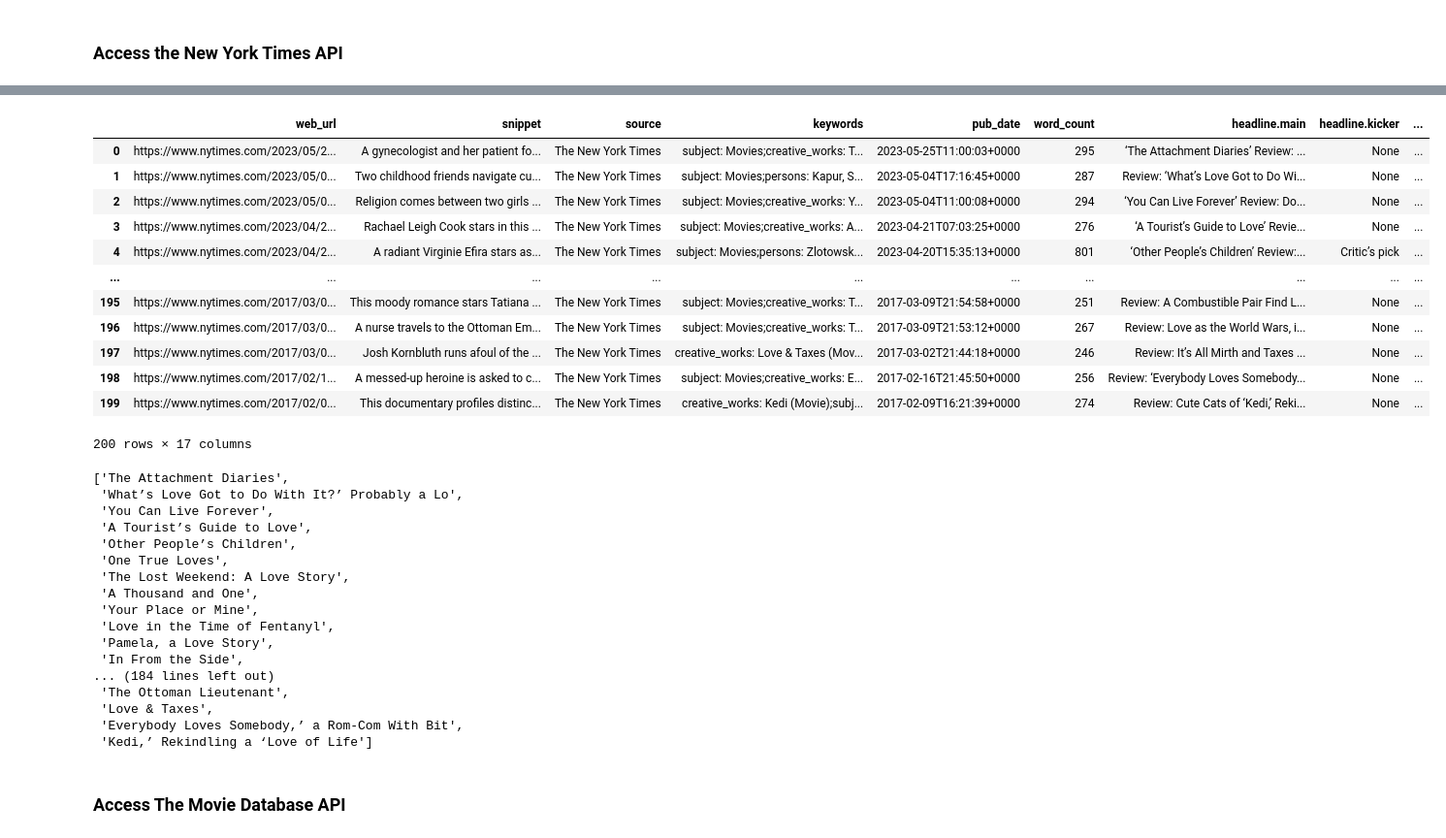
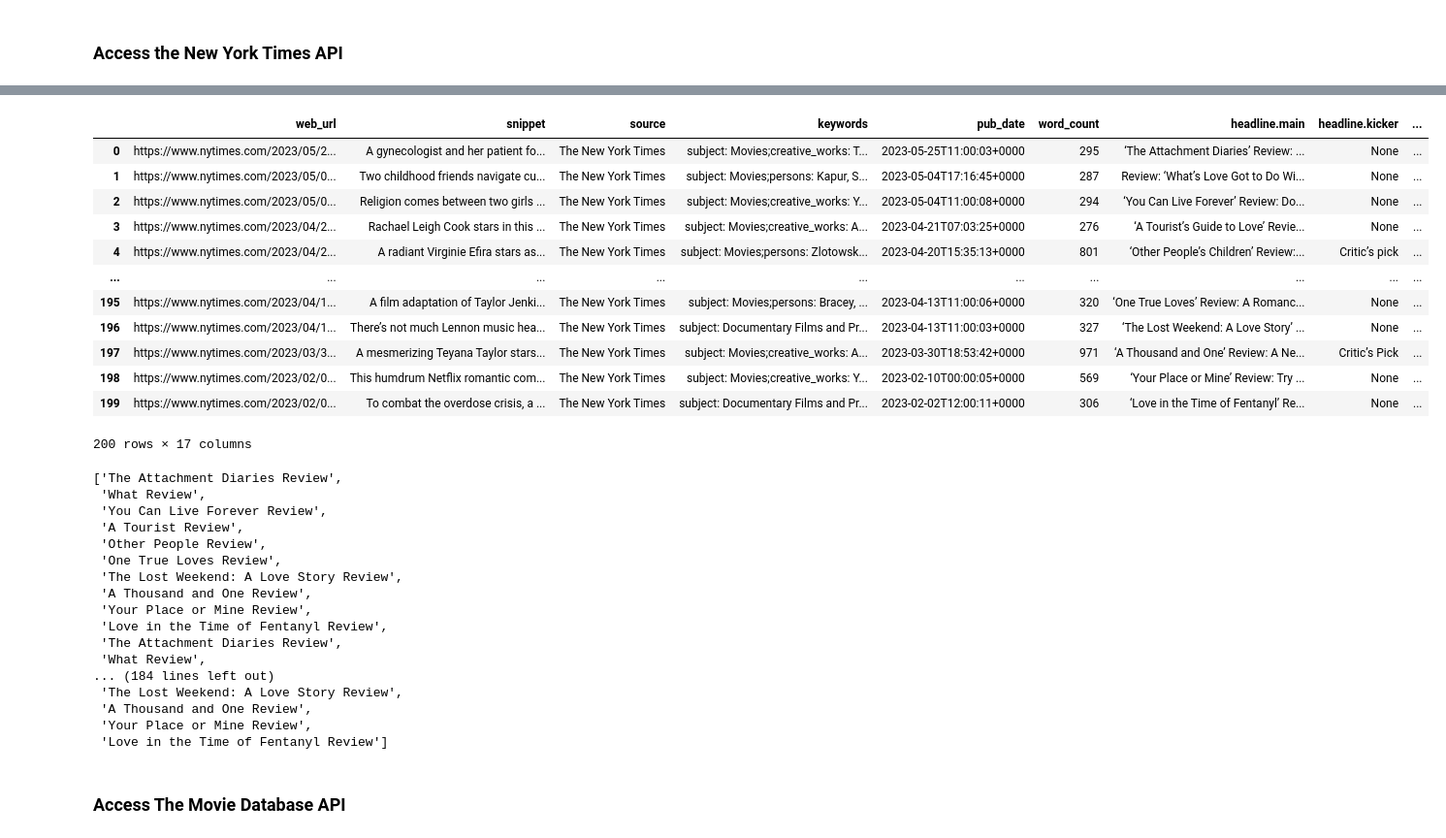
Before and after one commit to brownte/data-sourcing-challenge, a Jupyter notebook: retrieve_movie_data.ipynb, the cells around one changed output, grey strips where cells are left out. Shown at 97% size. Cells and saved outputs as stored; diff of their text form; code cells hidden in the pictures.

```diff
--- a/retrieve_movie_data.ipynb
+++ b/retrieve_movie_data.ipynb
@@ -122,6 +124,6 @@ for review in reviews_list[:5]:
 # %%
 # Convert reviews_list to a Pandas DataFrame using json_normalize()
-reviews_df = pd.json_normalize(reviews["response"]["docs"])
+reviews_df = pd.json_normalize(reviews_list)
 reviews_df
 # %% [output]
 |  | web_url | snippet | source | keywords | pub_date | word_count | headline.main | headline.kicker | ... |
@@ -138,7 +142,27 @@ reviews_df
 # %%
+import re
 # Extract the title from the "headline.main" column and
 # save it to a new column "title"
 # Title is between unicode characters \u2018 and \u2019.
 # End string should include " Review" to avoid cutting title early
+def extract_title(headline):
+    review_length = len(" Review")
+    # Extract text between the unicode characters
+    match = re.search(r'\u2018(.*?)\u2019', headline)
+    if match:
+        title = match.group(1)
+    else:
+        # Extract text after 'Review: '
+        review_start = headline.find('Review: ') + len('Review: ')
+        title = headline[review_start:]
+
+    # Ensure the title has enough characters to accommodate " Review"
+    if len(title) < review_length:
+        title = headline
+
+    return title.strip()
+
+reviews_df["title"] = reviews_df["headline.main"].apply(extract_title)
+reviews_df
 # %% [output]
 |  | web_url | snippet | source | keywords | pub_date | word_count | headline.main | headline.kicker | ... |
@@ -157,50 +181,57 @@ reviews_df
 # %%
 # Extract 'name' and 'value' from items in "keywords" column
 def extract_keywords(keyword_list):
+    if isinstance(keyword_list, str):
+        return keyword_list
+
     extracted_keywords = ""
     for item in keyword_list:
         # Extract 'name' and 'value'
         keyword = f"{item['name']}: {item['value']};"
         # Append the keyword item to the extracted_keywords list
         extracted_keywords += keyword
     return extracted_keywords
 
 # Fix the "keywords" column by converting cells from a list to a string
+reviews_df["keywords"] = reviews_df["keywords"].apply(extract_keywords)
+reviews_df
 # %% [output]
 |  | web_url | snippet | source | keywords | pub_date | word_count | headline.main | headline.kicker | ... |
 | 0 | https://www.nytimes.com/2023/05/2... | A gynecologist and her patient fo... | The New York Times | subject: Movies;creative_works: T... | 2023-05-25T11:00:03+0000 | 295 | ‘The Attachment Diaries’ Review: ... | None | ... |
 | 1 | https://www.nytimes.com/2023/05/0... | Two childhood friends navigate cu... | The New York Times | subject: Movies;persons: Kapur, S... | 2023-05-04T17:16:45+0000 | 287 | Review: ‘What’s Love Got to Do Wi... | None | ... |
 | 2 | https://www.nytimes.com/2023/05/0... | Religion comes between two girls ... | The New York Times | subject: Movies;creative_works: Y... | 2023-05-04T11:00:08+0000 | 294 | ‘You Can Live Forever’ Review: Do... | None | ... |
 | 3 | https://www.nytimes.com/2023/04/2... | Rachael Leigh Cook stars in this ... | The New York Times | subject: Movies;creative_works: A... | 2023-04-21T07:03:25+0000 | 276 | ‘A Tourist’s Guide to Love’ Revie... | None | ... |
 | 4 | https://www.nytimes.com/2023/04/2... | A radiant Virginie Efira stars as... | The New York Times | subject: Movies;persons: Zlotowsk... | 2023-04-20T15:35:13+0000 | 801 | ‘Other People’s Children’ Review:... | Critic’s pick | ... |
 | ... | ... | ... | ... | ... | ... | ... | ... | ... | ... |
-| 195 | https://www.nytimes.com/2017/03/0... | This moody romance stars Tatiana ... | The New York Times | subject: Movies;creative_works: T... | 2017-03-09T21:54:58+0000 | 251 | Review: A Combustible Pair Find L... | None | ... |
-| 196 | https://www.nytimes.com/2017/03/0... | A nurse travels to the Ottoman Em... | The New York Times | subject: Movies;creative_works: T... | 2017-03-09T21:53:12+0000 | 267 | Review: Love as the World Wars, i... | None | ... |
-| 197 | https://www.nytimes.com/2017/03/0... | Josh Kornbluth runs afoul of the ... | The New York Times | creative_works: Love & Taxes (Mov... | 2017-03-02T21:44:18+0000 | 246 | Review: It’s All Mirth and Taxes ... | None | ... |
-| 198 | https://www.nytimes.com/2017/02/1... | A messed-up heroine is asked to c... | The New York Times | subject: Movies;creative_works: E... | 2017-02-16T21:45:50+0000 | 256 | Review: ‘Everybody Loves Somebody... | None | ... |
-| 199 | https://www.nytimes.com/2017/02/0... | This documentary profiles distinc... | The New York Times | creative_works: Kedi (Movie);subj... | 2017-02-09T16:21:39+0000 | 274 | Review: Cute Cats of ‘Kedi,’ Reki... | None | ... |
+| 195 | https://www.nytimes.com/2023/04/1... | A film adaptation of Taylor Jenki... | The New York Times | subject: Movies;persons: Bracey, ... | 2023-04-13T11:00:06+0000 | 320 | ‘One True Loves’ Review: A Romanc... | None | ... |
+| 196 | https://www.nytimes.com/2023/04/1... | There’s not much Lennon music hea... | The New York Times | subject: Documentary Films and Pr... | 2023-04-13T11:00:03+0000 | 327 | ‘The Lost Weekend: A Love Story’ ... | None | ... |
+| 197 | https://www.nytimes.com/2023/03/3... | A mesmerizing Teyana Taylor stars... | The New York Times | subject: Movies;creative_works: A... | 2023-03-30T18:53:42+0000 | 971 | ‘A Thousand and One’ Review: A Ne... | Critic’s Pick | ... |
+| 198 | https://www.nytimes.com/2023/02/0... | This humdrum Netflix romantic com... | The New York Times | subject: Movies;creative_works: Y... | 2023-02-10T00:00:05+0000 | 569 | ‘Your Place or Mine’ Review: Try ... | None | ... |
+| 199 | https://www.nytimes.com/2023/02/0... | To combat the overdose crisis, a ... | The New York Times | subject: Documentary Films and Pr... | 2023-02-02T12:00:11+0000 | 306 | ‘Love in the Time of Fentanyl’ Re... | None | ... |
 200 rows × 17 columns
 # %%
 # Create a list from the "title" column using to_list()
 # These titles will be used in the query for The Movie Database
+title_list = reviews_df["title"].to_list()
+title_list
 # %% [output]
-['The Attachment Diaries',
- 'What’s Love Got to Do With It?’ Probably a Lo',
- 'You Can Live Forever',
- 'A Tourist’s Guide to Love',
- 'Other People’s Children',
- 'One True Loves',
- 'The Lost Weekend: A Love Story',
- 'A Thousand and One',
- 'Your Place or Mine',
- 'Love in the Time of Fentanyl',
- 'Pamela, a Love Story',
- 'In From the Side',
+['The Attachment Diaries Review',
+ 'What Review',
+ 'You Can Live Forever Review',
+ 'A Tourist Review',
+ 'Other People Review',
+ 'One True Loves Review',
+ 'The Lost Weekend: A Love Story Review',
+ 'A Thousand and One Review',
+ 'Your Place or Mine Review',
+ 'Love in the Time of Fentanyl Review',
+ 'The Attachment Diaries Review',
+ 'What Review',
 ... (184 lines left out)
- 'The Ottoman Lieutenant',
- 'Love & Taxes',
- 'Everybody Loves Somebody,’ a Rom-Com With Bit',
- 'Kedi,’ Rekindling a ‘Love of Life']
+ 'The Lost Weekend: A Love Story Review',
+ 'A Thousand and One Review',
+ 'Your Place or Mine Review',
+ 'Love in the Time of Fentanyl Review']
 # %% [markdown]
 ### Access The Movie Database API
 # %%
```
Also changed, not shown: parts of 5 cells of this notebook.
